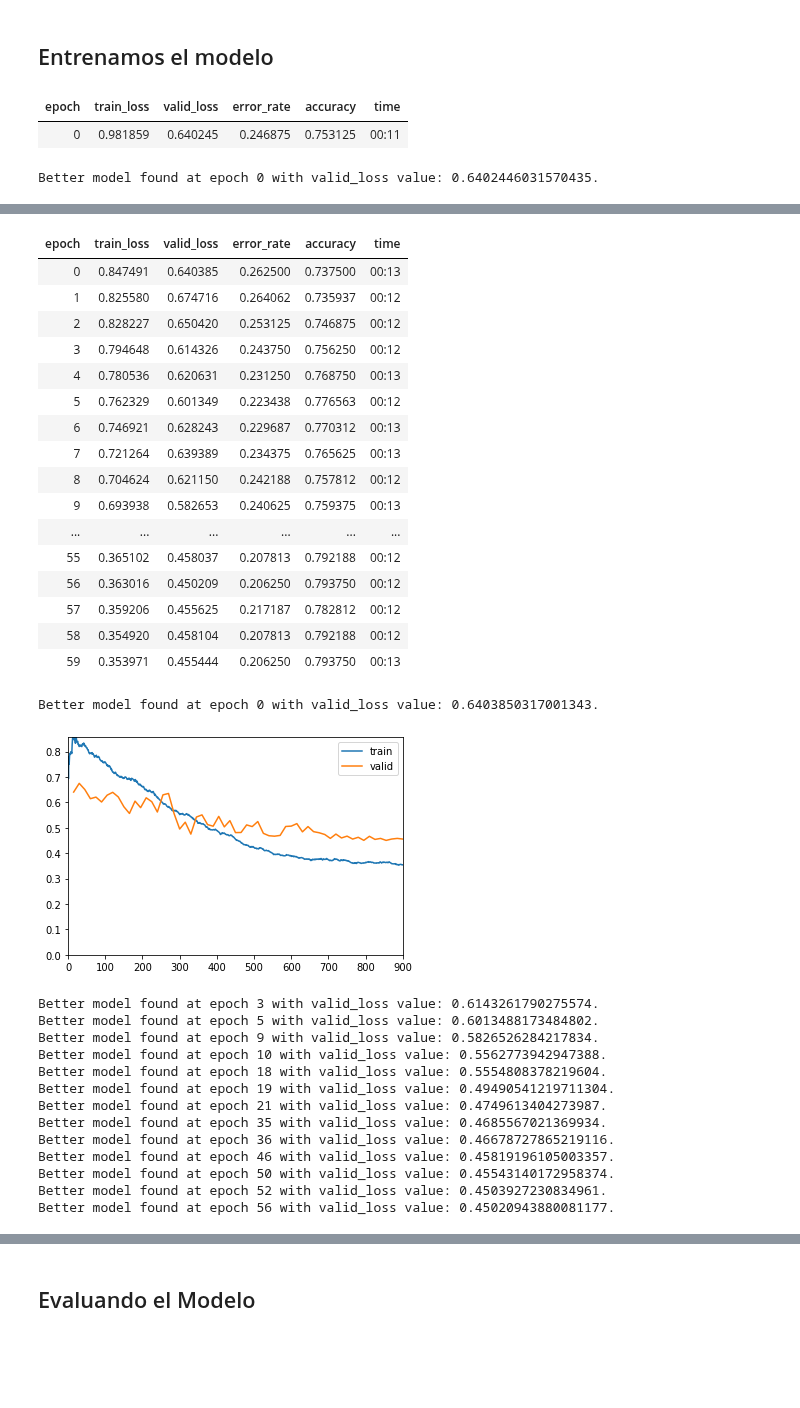
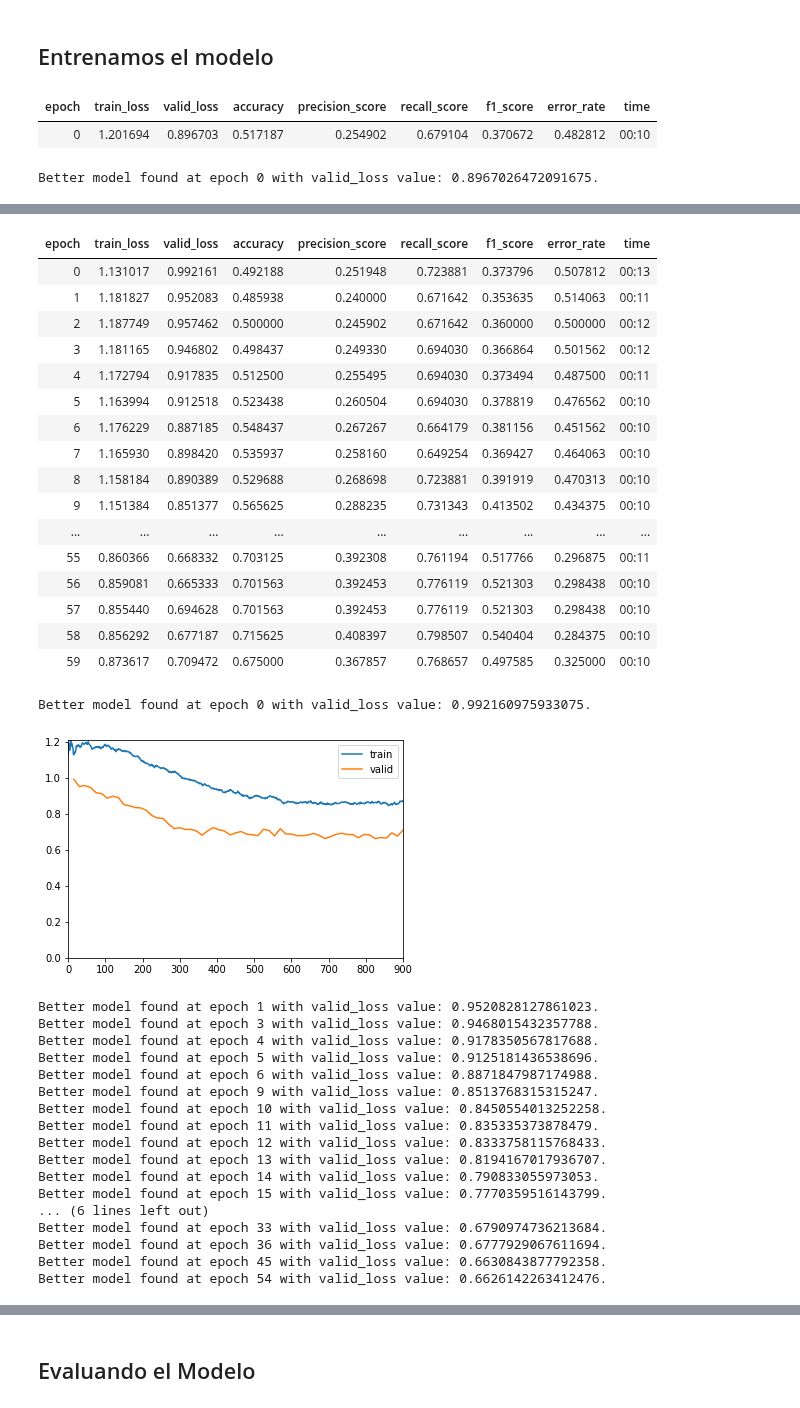
Before and after one commit to dirudiez/TFM_DiegoRudiez, a Jupyter notebook: Binario_CEL_efficientnet_b3_BalanceoSklearn.ipynb, the cells around one changed output, grey strips where cells are left out. Drawn from its saved outputs; the diff is of its cells as text; code cells hidden in the pictures; blank space fills up the shorter version.

```diff
--- a/Binario_CEL_efficientnet_b3_BalanceoSklearn.ipynb
+++ b/Binario_CEL_efficientnet_b3_BalanceoSklearn.ipynb
@@ -153,4 +151,5 @@ callbacks = [
     SaveModelCallback()
 ]
 # %%
-learn = timm_learner(dls, 'efficientnet_b3', metrics=[error_rate, accuracy], cbs=callbacks)
+metrics = [ accuracy, Precision(), Recall(), F1Score(), error_rate ]
+learn = timm_learner(dls, 'efficientnet_b3', metrics=metrics, cbs=callbacks).to_fp16()
@@ -163,8 +164,8 @@ SuggestedLRs(minimum=0.00831763744354248, steep=0.0006918309954926372, valley=0.
 # %% [markdown]
 ## Entrenamos el modelo
 # %%
-learn.fine_tune(60,base_lr=1e-3)
+learn.fine_tune(60,base_lr=1e-5)
 # %% [output]
-| epoch | train_loss | valid_loss | error_rate | accuracy | time |
-| 0 | 0.981859 | 0.640245 | 0.246875 | 0.753125 | 00:11 |
+| epoch | train_loss | valid_loss | accuracy | precision_score | recall_score | f1_score | error_rate | time |
+| 0 | 1.201694 | 0.896703 | 0.517187 | 0.254902 | 0.679104 | 0.370672 | 0.482812 | 00:10 |
-Better model found at epoch 0 with valid_loss value: 0.6402446031570435.
+Better model found at epoch 0 with valid_loss value: 0.8967026472091675.
@@ -172,35 +173,39 @@ Better model found at epoch 0 with valid_loss value: 0.6402446031570435.
-| epoch | train_loss | valid_loss | error_rate | accuracy | time |
-| 0 | 0.847491 | 0.640385 | 0.262500 | 0.737500 | 00:13 |
-| 1 | 0.825580 | 0.674716 | 0.264062 | 0.735937 | 00:12 |
-| 2 | 0.828227 | 0.650420 | 0.253125 | 0.746875 | 00:12 |
-| 3 | 0.794648 | 0.614326 | 0.243750 | 0.756250 | 00:12 |
-| 4 | 0.780536 | 0.620631 | 0.231250 | 0.768750 | 00:13 |
-| 5 | 0.762329 | 0.601349 | 0.223438 | 0.776563 | 00:12 |
-| 6 | 0.746921 | 0.628243 | 0.229687 | 0.770312 | 00:13 |
-| 7 | 0.721264 | 0.639389 | 0.234375 | 0.765625 | 00:13 |
-| 8 | 0.704624 | 0.621150 | 0.242188 | 0.757812 | 00:12 |
-| 9 | 0.693938 | 0.582653 | 0.240625 | 0.759375 | 00:13 |
-| ... | ... | ... | ... | ... | ... |
-| 55 | 0.365102 | 0.458037 | 0.207813 | 0.792188 | 00:12 |
-| 56 | 0.363016 | 0.450209 | 0.206250 | 0.793750 | 00:12 |
-| 57 | 0.359206 | 0.455625 | 0.217187 | 0.782812 | 00:12 |
-| 58 | 0.354920 | 0.458104 | 0.207813 | 0.792188 | 00:12 |
-| 59 | 0.353971 | 0.455444 | 0.206250 | 0.793750 | 00:13 |
+| epoch | train_loss | valid_loss | accuracy | precision_score | recall_score | f1_score | error_rate | time |
+| 0 | 1.131017 | 0.992161 | 0.492188 | 0.251948 | 0.723881 | 0.373796 | 0.507812 | 00:13 |
+| 1 | 1.181827 | 0.952083 | 0.485938 | 0.240000 | 0.671642 | 0.353635 | 0.514063 | 00:11 |
+| 2 | 1.187749 | 0.957462 | 0.500000 | 0.245902 | 0.671642 | 0.360000 | 0.500000 | 00:12 |
+| 3 | 1.181165 | 0.946802 | 0.498437 | 0.249330 | 0.694030 | 0.366864 | 0.501562 | 00:12 |
+| 4 | 1.172794 | 0.917835 | 0.512500 | 0.255495 | 0.694030 | 0.373494 | 0.487500 | 00:11 |
+| 5 | 1.163994 | 0.912518 | 0.523438 | 0.260504 | 0.694030 | 0.378819 | 0.476562 | 00:10 |
+| 6 | 1.176229 | 0.887185 | 0.548437 | 0.267267 | 0.664179 | 0.381156 | 0.451562 | 00:10 |
+| 7 | 1.165930 | 0.898420 | 0.535937 | 0.258160 | 0.649254 | 0.369427 | 0.464063 | 00:10 |
+| 8 | 1.158184 | 0.890389 | 0.529688 | 0.268698 | 0.723881 | 0.391919 | 0.470313 | 00:10 |
+| 9 | 1.151384 | 0.851377 | 0.565625 | 0.288235 | 0.731343 | 0.413502 | 0.434375 | 00:10 |
+| ... | ... | ... | ... | ... | ... | ... | ... | ... |
+| 55 | 0.860366 | 0.668332 | 0.703125 | 0.392308 | 0.761194 | 0.517766 | 0.296875 | 00:11 |
+| 56 | 0.859081 | 0.665333 | 0.701563 | 0.392453 | 0.776119 | 0.521303 | 0.298438 | 00:10 |
+| 57 | 0.855440 | 0.694628 | 0.701563 | 0.392453 | 0.776119 | 0.521303 | 0.298438 | 00:10 |
+| 58 | 0.856292 | 0.677187 | 0.715625 | 0.408397 | 0.798507 | 0.540404 | 0.284375 | 00:10 |
+| 59 | 0.873617 | 0.709472 | 0.675000 | 0.367857 | 0.768657 | 0.497585 | 0.325000 | 00:10 |
-Better model found at epoch 0 with valid_loss value: 0.6403850317001343.
+Better model found at epoch 0 with valid_loss value: 0.992160975933075.
-[figure, old version]
+[figure, new version]
-Better model found at epoch 3 with valid_loss value: 0.6143261790275574.
-Better model found at epoch 5 with valid_loss value: 0.6013488173484802.
-Better model found at epoch 9 with valid_loss value: 0.5826526284217834.
-Better model found at epoch 10 with valid_loss value: 0.5562773942947388.
-Better model found at epoch 18 with valid_loss value: 0.5554808378219604.
-Better model found at epoch 19 with valid_loss value: 0.49490541219711304.
-Better model found at epoch 21 with valid_loss value: 0.4749613404273987.
-Better model found at epoch 35 with valid_loss value: 0.4685567021369934.
-Better model found at epoch 36 with valid_loss value: 0.46678727865219116.
-Better model found at epoch 46 with valid_loss value: 0.45819196105003357.
-Better model found at epoch 50 with valid_loss value: 0.45543140172958374.
-Better model found at epoch 52 with valid_loss value: 0.4503927230834961.
-Better model found at epoch 56 with valid_loss value: 0.45020943880081177.
+Better model found at epoch 1 with valid_loss value: 0.9520828127861023.
+Better model found at epoch 3 with valid_loss value: 0.9468015432357788.
+Better model found at epoch 4 with valid_loss value: 0.9178350567817688.
+Better model found at epoch 5 with valid_loss value: 0.9125181436538696.
+Better model found at epoch 6 with valid_loss value: 0.8871847987174988.
+Better model found at epoch 9 with valid_loss value: 0.8513768315315247.
+Better model found at epoch 10 with valid_loss value: 0.8450554013252258.
+Better model found at epoch 11 with valid_loss value: 0.835335373878479.
+Better model found at epoch 12 with valid_loss value: 0.8333758115768433.
+Better model found at epoch 13 with valid_loss value: 0.8194167017936707.
+Better model found at epoch 14 with valid_loss value: 0.790833055973053.
+Better model found at epoch 15 with valid_loss value: 0.7770359516143799.
+... (6 lines left out)
+Better model found at epoch 33 with valid_loss value: 0.6790974736213684.
+Better model found at epoch 36 with valid_loss value: 0.6777929067611694.
+Better model found at epoch 45 with valid_loss value: 0.6630843877792358.
+Better model found at epoch 54 with valid_loss value: 0.6626142263412476.
 # %%
 learn.show_results(max_n=12, figsize=(7,8))
 # %% [output]
```
Also changed, not shown: parts of 18 cells of this notebook.
